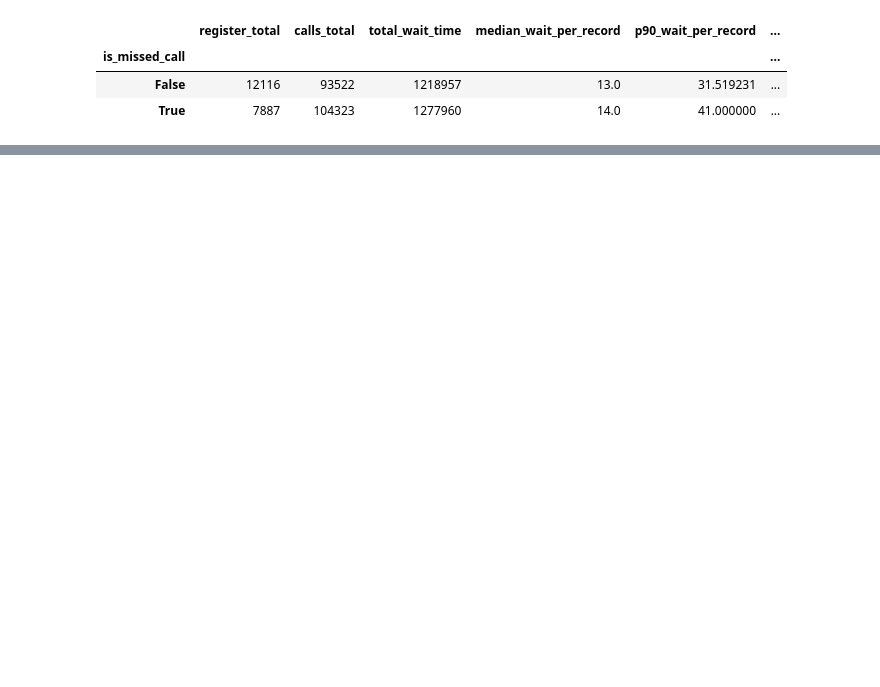
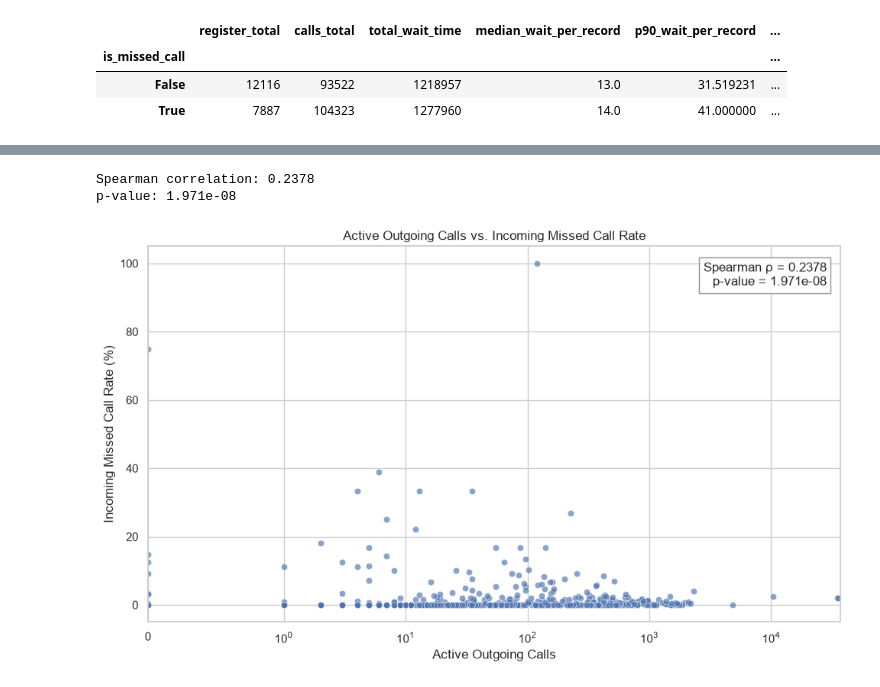
Before and after one commit to thaisCrtn/telecom_CallMeMaybe_analysis, a Jupyter notebook: notebooks/notebook.ipynb, the cells around one changed output, grey strips where cells are left out. Cells and saved outputs as stored; diff of their text form; code cells hidden in the pictures; blank space fills up the shorter version.

```diff
--- a/notebooks/notebook.ipynb
+++ b/notebooks/notebook.ipynb
@@ -1425,0 +1642,18 @@ Será necessário analisar os tempos de espera por operador, considerando apenas
+# %%
+df_outgoing = df_telecom_analysis[
+    df_telecom_analysis['direction'] == 'out'
+].copy()
+
+df_outgoing_summary = (
+    df_outgoing
+    .assign(
+        operator_identified=df_outgoing['operator_id'].notna()
+    ).groupby(
+        ['operator_identified', 'is_missed_call']
+    ).agg(
+        register_total=('calls_count', 'size'),
+        calls_total=('calls_count', 'sum')
+    ).reset_index()
+)
+
+df_outgoing_summary
@@ -1425,0 +2414,55 @@ Será necessário analisar os tempos de espera por operador, considerando apenas
+# %%
+outgoing_spearman = spearmanr(
+    outgoing_incoming_test['active_outgoing_calls'],
+    outgoing_incoming_test['missed_call_rate']
+)
+
+print(
+    f"Spearman correlation: "
+    f"{outgoing_spearman.statistic:.4f}"
+)
+
+print(
+    f"p-value: "
+    f"{outgoing_spearman.pvalue:.3e}"
+)
+# %% [output]
+Spearman correlation: 0.2378
+p-value: 1.971e-08
+# %%
+sns.set_theme(style='whitegrid')
+
+plt.figure(figsize=(10, 6))
+
+sns.scatterplot(
+    data=outgoing_incoming_test,
+    x='active_outgoing_calls',
+    y='missed_call_rate',
+    alpha=0.65
+)
+
+plt.xscale('symlog', linthresh=1)
+plt.xlim(left=0)
+
+plt.xlabel('Active Outgoing Calls')
+plt.ylabel('Incoming Missed Call Rate (%)')
+plt.title('Active Outgoing Calls vs. Incoming Missed Call Rate')
+
+plt.text(
+    0.98, 0.96,
+    f"Spearman ρ = {outgoing_spearman.statistic:.4f}\n"
+    f"p-value = {outgoing_spearman.pvalue:.3e}",
+    transform=plt.gca().transAxes,
+    ha='right',
+    va='top',
+    bbox=dict(
+        facecolor='white',
+        alpha=0.85,
+        edgecolor='gray'
+    )
+)
+
+plt.tight_layout()
+plt.show()
+# %% [output]
+[figure, added]
```
Also changed, not shown: parts of 48 cells of this notebook.
